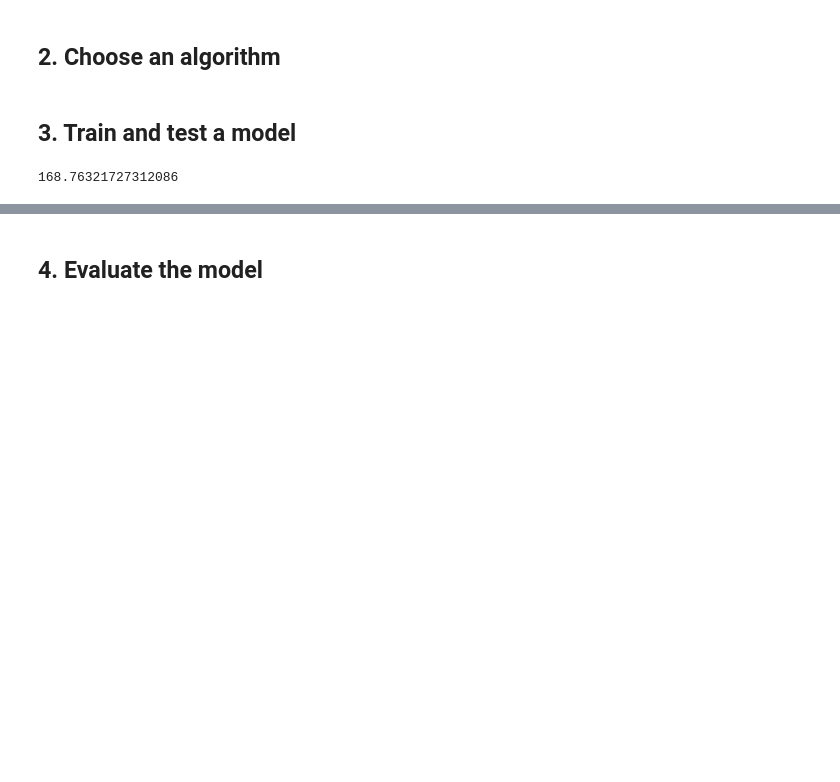
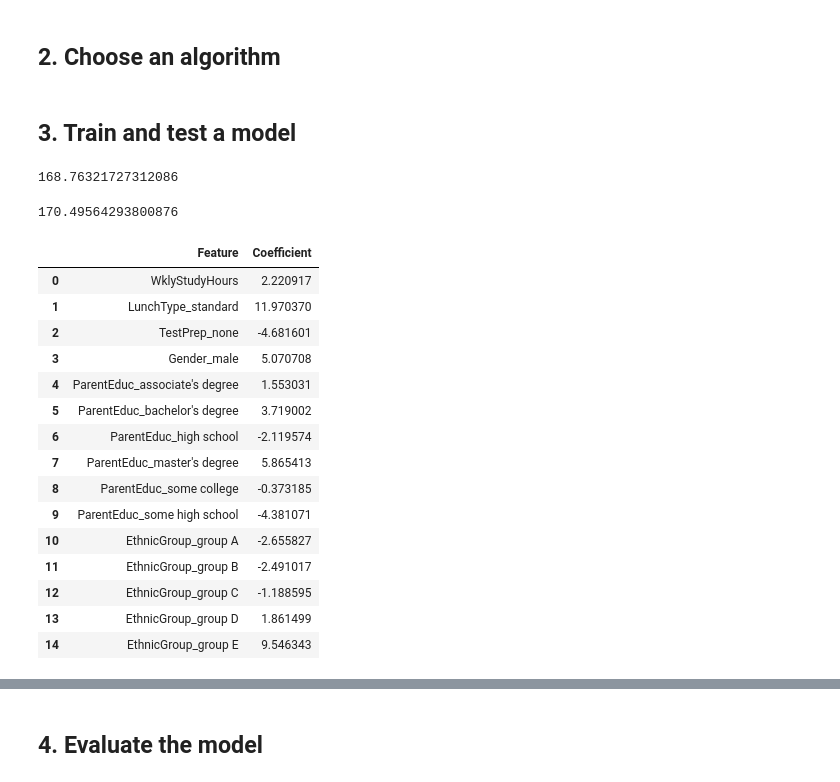
Before and after one commit to aguo921/2023-Phase-2, a Jupyter notebook: data-science/2. Training and Evaluation/part2-submission.ipynb, the cells around one changed output, grey strips where cells are left out. Saved outputs shown, nothing was run; the diff lists cells and outputs as text; code cells hidden in the pictures; blank space fills up the shorter version.

```diff
--- a/data-science/2. Training and Evaluation/part2-submission.ipynb
+++ b/data-science/2. Training and Evaluation/part2-submission.ipynb
@@ -209,3 +213,36 @@ lr_mse = mean_squared_error(y_test, lr_predictions)
 lr_mse
 # %% [output]
 168.76321727312086
+# %%
+# Train the support vector machine model using the training set
+svm_model.fit(X_train, y_train)
+
+# Get predictions using the features of the test set
+svm_predictions = svm_model.predict(X_test)
+
+# Test the model using predictions and the targets of the test set
+svm_mse = mean_squared_error(y_test, svm_predictions)
+
+svm_mse
+# %% [output]
+170.49564293800876
+# %%
+# Get the coefficients of each feature of the linear regression model
+pd.DataFrame({"Feature": X_test.columns, "Coefficient": lr_model.coef_})
+# %% [output]
+|  | Feature | Coefficient |
+| 0 | WklyStudyHours | 2.220917 |
+| 1 | LunchType_standard | 11.970370 |
+| 2 | TestPrep_none | -4.681601 |
+| 3 | Gender_male | 5.070708 |
+| 4 | ParentEduc_associate's degree | 1.553031 |
+| 5 | ParentEduc_bachelor's degree | 3.719002 |
+| 6 | ParentEduc_high school | -2.119574 |
+| 7 | ParentEduc_master's degree | 5.865413 |
+| 8 | ParentEduc_some college | -0.373185 |
+| 9 | ParentEduc_some high school | -4.381071 |
+| 10 | EthnicGroup_group A | -2.655827 |
+| 11 | EthnicGroup_group B | -2.491017 |
+| 12 | EthnicGroup_group C | -1.188595 |
+| 13 | EthnicGroup_group D | 1.861499 |
+| 14 | EthnicGroup_group E | 9.546343 |
```
Also changed, not shown: parts of 16 cells of this notebook, 1 other file.
